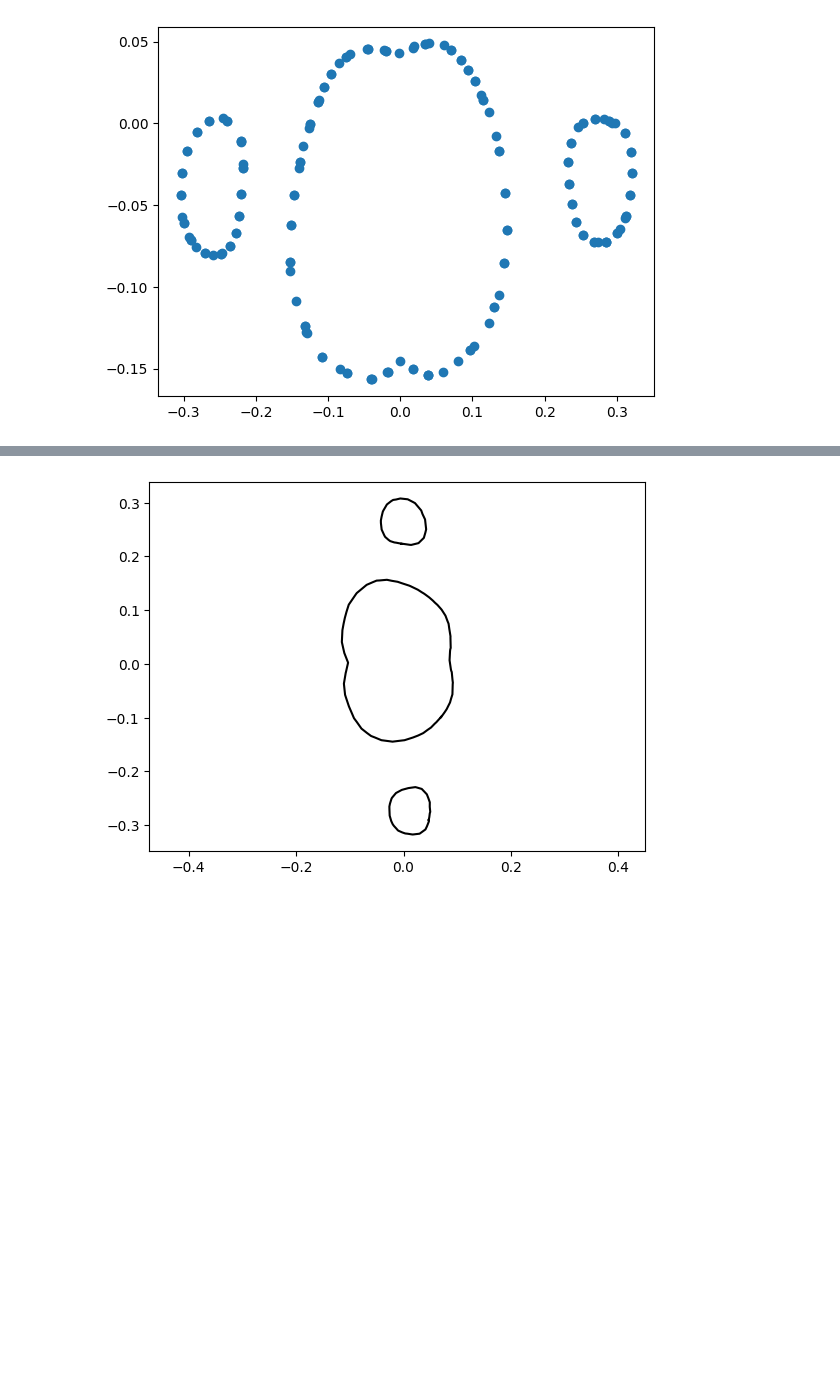
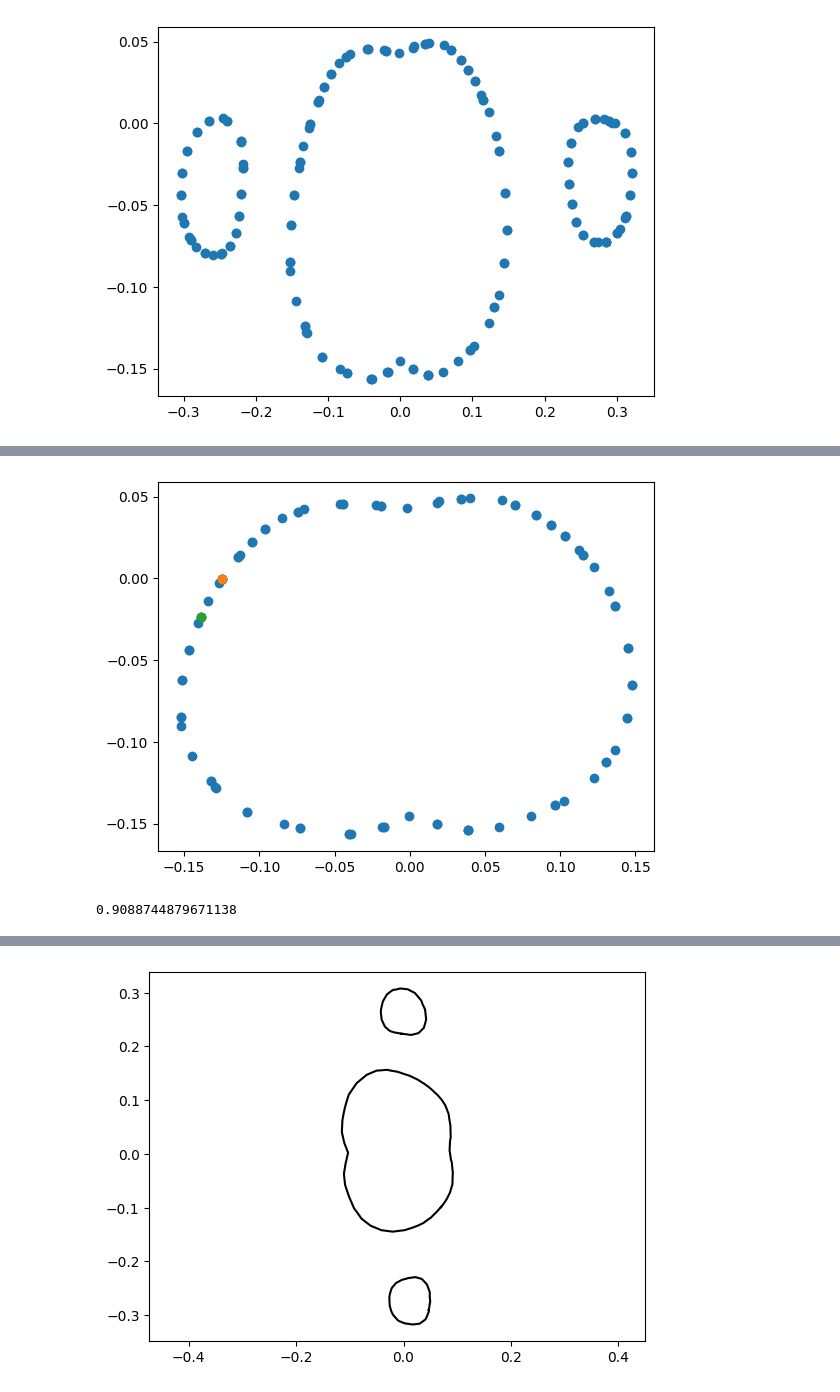
Before and after one commit to mattiabaro98/unsupervised3dhuman, a Jupyter notebook: test.ipynb, the cells around one changed output, grey strips where cells are left out. Drawn from its saved outputs; the diff is of its cells as text; code cells hidden in the pictures; blank space fills up the shorter version.

```diff
--- a/test.ipynb
+++ b/test.ipynb
@@ -101,0 +108,24 @@ plt.show()
+# %%
+def order_points(points):
+    # Convert points to polar coordinates
+    angles = np.arctan2(points[:, 1], points[:, 0])
+
+    # Sort points based on angles
+    sorted_indices = np.argsort(angles)
+    ordered_points = points[sorted_indices]
+
+    # Close the curve by appending the first point to the end
+    ordered_points = np.vstack([ordered_points, ordered_points[0]])
+
+    return ordered_points
+# %%
+chest_curve = order_points(chest_curve)
+# %%
+plt.scatter(chest_curve[:,0], chest_curve[:,1])
+plt.scatter(chest_curve[0,0], chest_curve[0,1])
+plt.scatter(chest_curve[4,0], chest_curve[4,1])
+# plt.axvline(x=np.min(xz_chest[:,0])-0.02, color='red', linestyle='--')
+# plt.axvline(x=np.max(xz_chest[:,0])+0.02, color='red', linestyle='--')
+plt.show()
+# %% [output]
+[figure, added]
@@ -102,3 +166,7 @@ plt.show()
+# %%
+length * real_height / smpl_height
+# %% [output]
+0.9088744879671138
 # %%
 slice = mesh.section(plane_origin=plane.project_point(xyz_chest[0]),
                      plane_normal=normal)
```
Also changed, not shown: parts of 8 cells of this notebook.
